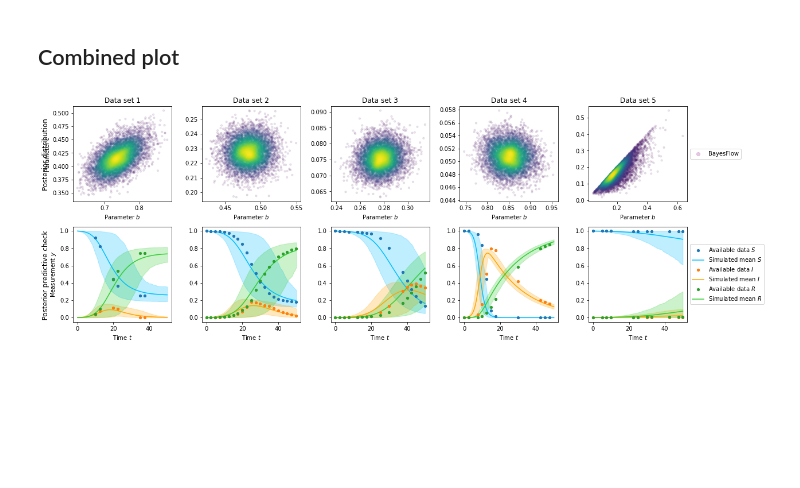
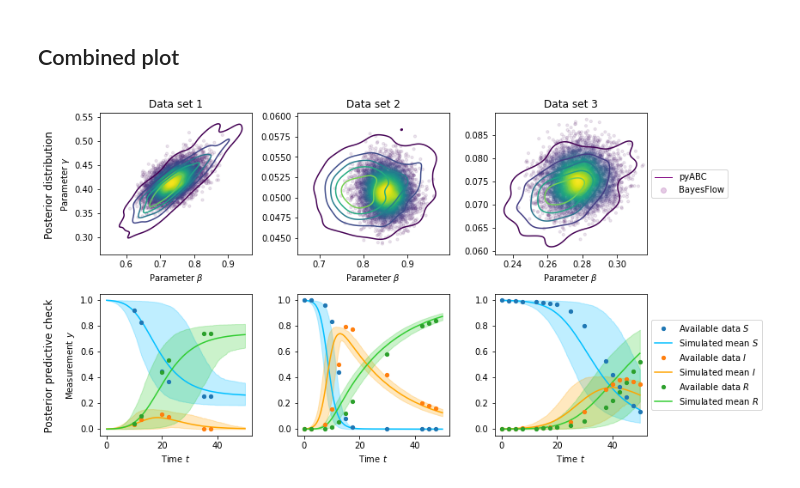
Before and after one commit to emune-dev/Data-missingness-paper, a Jupyter notebook: Stochastic SIR model/SIR_stoch_insert-1.ipynb, the cells around one changed output. Drawn from its saved outputs; the diff is of its cells as text; code cells hidden in the pictures; blank space fills up the shorter version.

```diff
--- a/Stochastic SIR model/SIR_stoch_insert-1.ipynb
+++ b/Stochastic SIR model/SIR_stoch_insert-1.ipynb
@@ -122,6 +122,10 @@ Networks loaded from ./SIR_stoch_insert-1_5ACB_[64,64,64]_LSTM(128)_ckpts\ckpt-3
 # Load test data
 param_priors = np.array([[0.72, 0.41], [0.45, 0.23], [0.26, 0.07], [0.87, 0.05], [0.15, 0.14]])
 x_datas = np.load("x_datas.npy")
+# %%
+# Select data to be shown
+param_priors = param_priors[[0,3,2]]
+x_datas = x_datas[[0,3,2]]
 # %%
 # Encode using Insert -1
 x_datas = x_datas[:, :, 0:3]
@@ -131,12 +135,22 @@ x_datas = x_datas[:, :, 0:3]
 # Sample from BayesFlow
 n_post_samples = 7500
 param_samples = amortizer.sample(x_datas, n_post_samples)
+# %%
+# Results from pyABC analysis
+pyabc_samples = []
+pyabc_weights = []
+
+for i in [0,3,2]:
+    s = np.load(("./pyabc_history/pyabc_samples_{}.npy".format(i)))
+    w = np.load(("./pyabc_history/pyabc_weights_{}.npy".format(i)))
+    pyabc_samples.append(s)
+    pyabc_weights.append(w)
 # %% [markdown]
 ## Posterior plot
 # %%
 cmap = "viridis"
 
-def plot_posterior(ax, param_samples, data_id):
+def plot_posterior(ax, param_samples, pyabc_samples, pyabc_weights, data_id):
     # Kernel density estimator of BayesFlow samples
     a = param_samples[:, 0]
     b = param_samples[:, 1]
@@ -146,8 +160,11 @@ def plot_posterior(ax, param_samples, data_id):
     a, b, z = a[ida], b[ida], z[ida]
     approximate_posterior = ax.scatter(a, b, c=z, s=10, cmap=cmap, alpha=0.1)
 
-    ax.set_xlabel('Parameter $b$')
-    ax.set_ylabel('Parameter $c$')
+    # Level sets from pyABC samples
+    sns.kdeplot(x=pyabc_samples[:,0], y=pyabc_samples[:,1], weights=pyabc_weights, levels=6, cmap=cmap, ax=ax)
+
+    ax.set_xlabel(r'Parameter $\beta$')
+    ax.set_ylabel(r'Parameter $\gamma$')
     ax.set_title('Data set {}'.format(data_id))
 # %% [markdown]
 ## Posterior predictive check
@@ -208,35 +225,36 @@ def plot_predictive_check(ax, param_prior, x_data, param_samples, n_sim=1000):
 # %% [markdown]
 ## Combined plot
 # %%
-fig, axes = plt.subplots(2, 5, figsize=(18, 6.2))
+fig, axes = plt.subplots(2, 3, figsize=(12, 6.2))
 
 for j in range(len(x_datas)):
 
     # Posterior plot
     ax = axes[0,j]
-    plot_posterior(ax, param_samples[j], j+1)
-    if j == 4:
+    plot_posterior(ax, param_samples[j], pyabc_samples[j], pyabc_weights[j], j+1)
+    if j == 2:
         legend_elements = [
+            Line2D([0], [0], color="purple", lw=1, label="pyABC"),
             Line2D([0], [0], color="purple", markerfacecolor="purple", marker="o", lw=0, markersize=6, alpha=0.2, label="BayesFlow"),
         ]
         ax.legend(handles=legend_elements, loc="center left", bbox_to_anchor=(1, 0.5))
     if j > 0:
         ax.set_ylabel(None)
 
     # Predictive check
     ax = axes[1,j]
     plot_predictive_check(ax, param_priors[j], x_datas[j], param_samples[j])
-    if j == 4:
+    if j == 2:
         handles, labels = ax.get_legend_handles_labels()
         order = [3,0,4,1,5,2]
         ax.legend([handles[idx] for idx in order],[labels[idx] for idx in order], loc="center left", bbox_to_anchor=(1, 0.5))
     if j > 0:
         ax.set_ylabel(None)
 
 fig.supylabel("   Posterior predictive check                  Posterior distribution   ")
 fig.tight_layout()
 
 for fmt in ["png", "pdf"]:
     fig.savefig(f"figures/SIR_stoch_insert-1.{fmt}", dpi=300, bbox_inches='tight')
 # %% [output]
-[figure, old version]
+[figure, new version]
```
Also changed, not shown: 29 other files.
